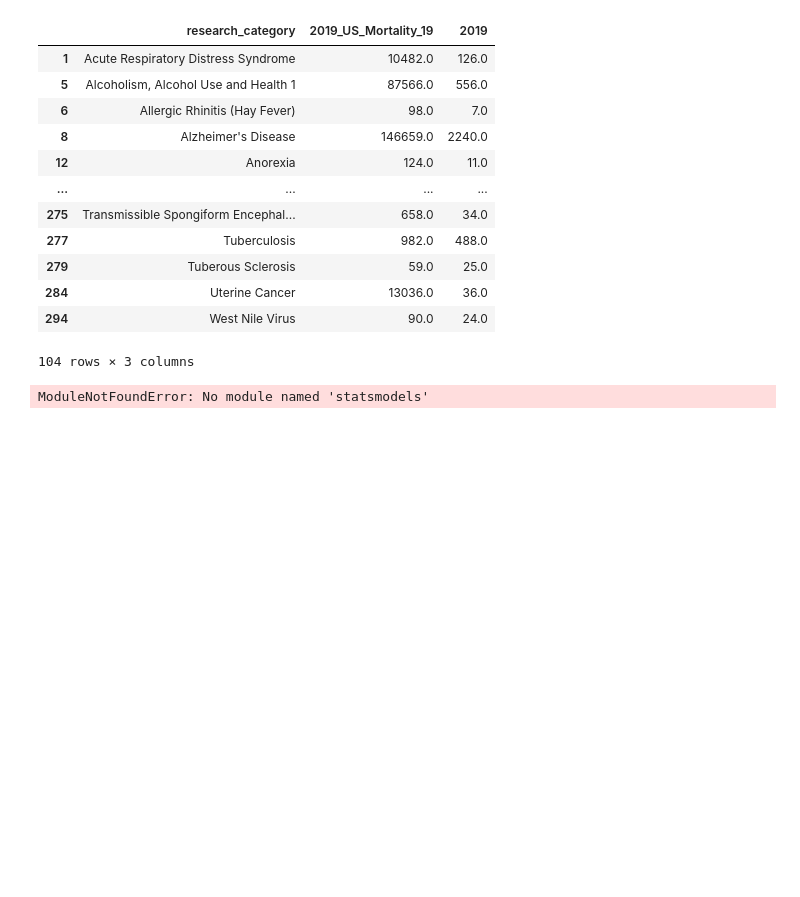
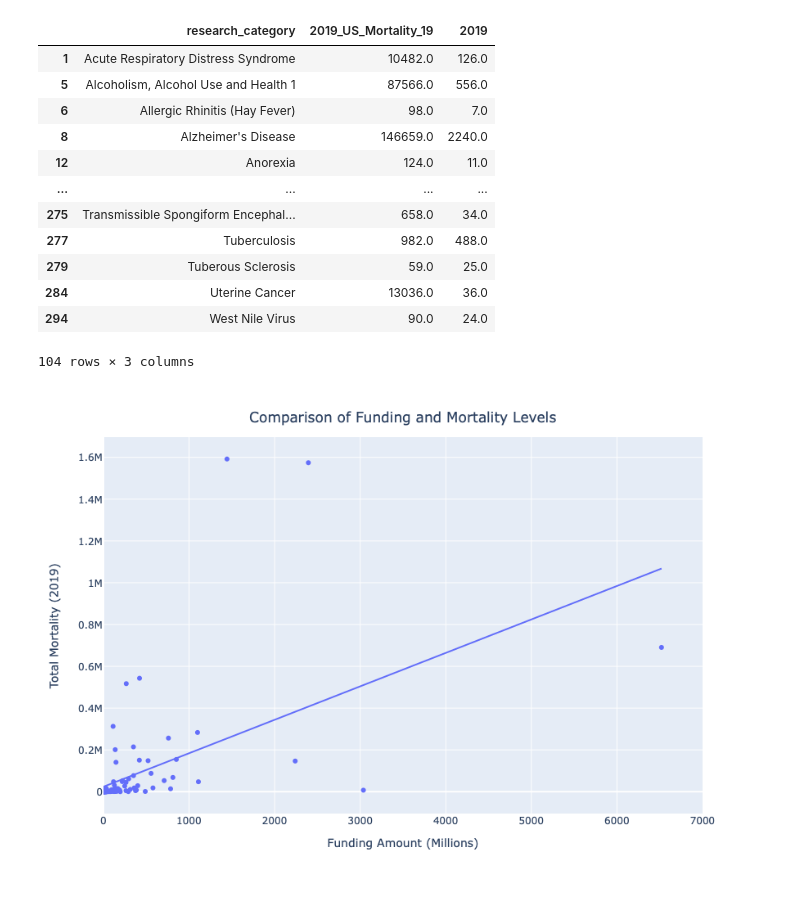
Before and after one commit to UCB-stat-159-s22/hw07-group25, a Jupyter notebook: Notebook.ipynb, the cells around one changed output. Drawn from its saved outputs; the diff is of its cells as text; code cells hidden in the pictures; blank space fills up the shorter version.

Commit message:
Added ploty plot for plot3

```diff
--- a/Notebook.ipynb
+++ b/Notebook.ipynb
@@ -185,7 +185,25 @@ df2019.dropna()
 104 rows × 3 columns
 # %%
 fig = px.scatter(df2019, x="2019", y="2019_US_Mortality_19", hover_data=['research_category'],
-                trendline="ols")
+                trendline="ols",
+                labels={
+                     "2019_US_Mortality_19": "Total Mortality (2019)",
+                     "research_category": "Research Category",
+                     "2019": "Funding Amount (Millions)"
+                 },
+                width=800, height=600)
+
+
+fig.update_layout(
+    title={
+        'text': "Comparison of Funding and Mortality Levels",
+        'y':0.95,
+        'x':0.5,
+        'xanchor': 'center',
+        'yanchor': 'top'})
+
+fig.update_layout(xaxis_range=[0,7000])
+
 fig.show()
 # %% [output]
-ModuleNotFoundError: No module named 'statsmodels'
+[figure, added]
```
